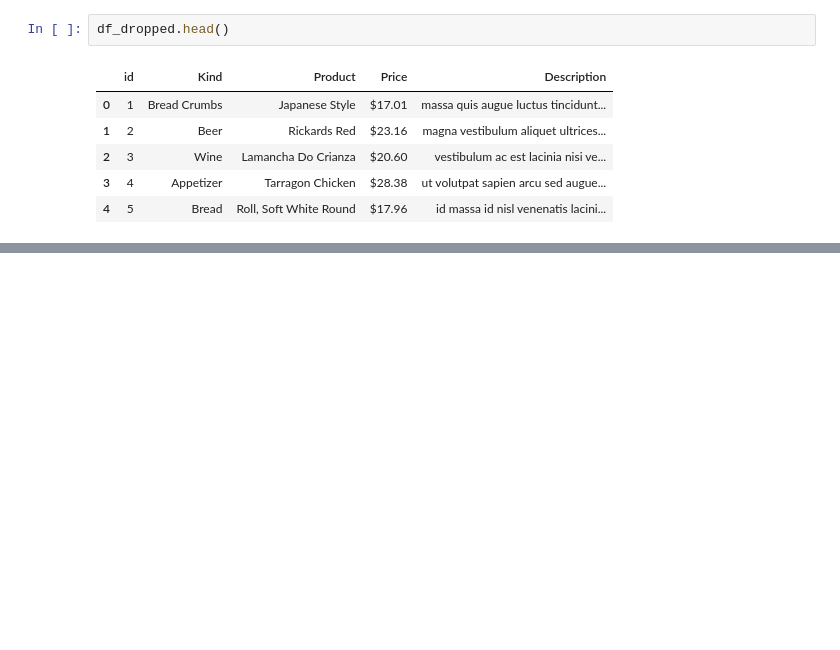
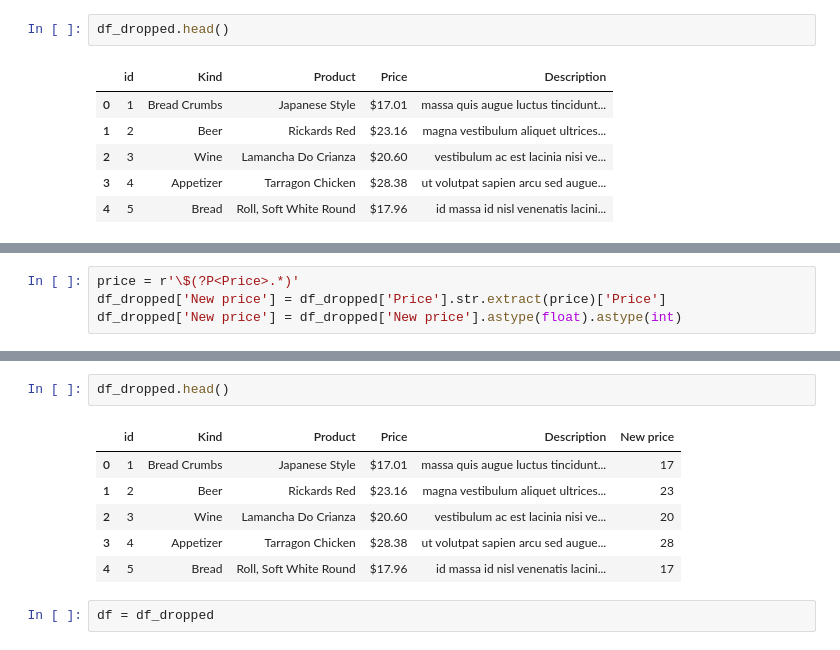
Before and after one commit to nhungoc1508/egrocery, a Jupyter notebook: market/static/mock-data-processing.ipynb, the cells around one changed output, grey strips where cells are left out. Drawn from its saved outputs; the diff is of its cells as text; blank space fills up the shorter version.

```diff
--- a/market/static/mock-data-processing.ipynb
+++ b/market/static/mock-data-processing.ipynb
@@ -121,0 +78,4 @@ short
+# %%
+price = r'\$(?P<Price>.*)'
+df_dropped['New price'] = df_dropped['Price'].str.extract(price)['Price']
+df_dropped['New price'] = df_dropped['New price'].astype(float).astype(int)
@@ -121,0 +93,11 @@ short
+# %%
+df_dropped.head()
+# %% [output]
+|  | id | Kind | Product | Price | Description | New price |
+| 0 | 1 | Bread Crumbs | Japanese Style | $17.01 | massa quis augue luctus tincidunt... | 17 |
+| 1 | 2 | Beer | Rickards Red | $23.16 | magna vestibulum aliquet ultrices... | 23 |
+| 2 | 3 | Wine | Lamancha Do Crianza | $20.60 | vestibulum ac est lacinia nisi ve... | 20 |
+| 3 | 4 | Appetizer | Tarragon Chicken | $28.38 | ut volutpat sapien arcu sed augue... | 28 |
+| 4 | 5 | Bread | Roll, Soft White Round | $17.96 | id massa id nisl venenatis lacini... | 17 |
+# %%
+df = df_dropped
```
Also changed, not shown: parts of 15 cells of this notebook, 17 other files.
